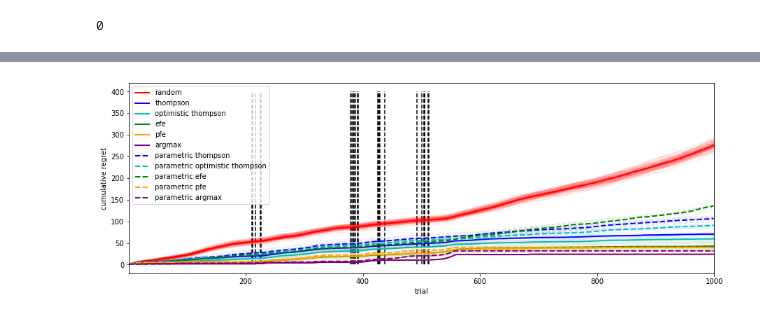
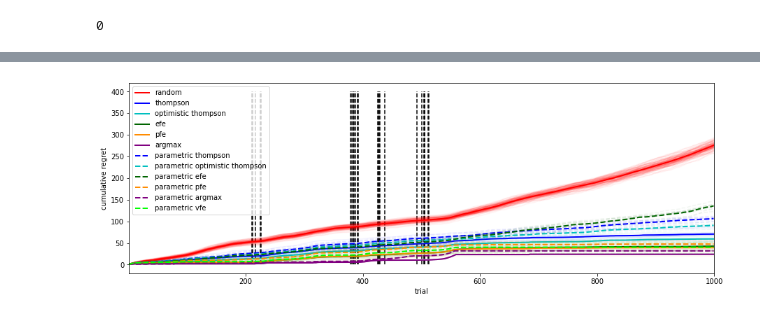
Before and after one commit to dimarkov/aibandits, a Jupyter notebook: restless_bandits_comparison.ipynb, the cells around one changed output, grey strips where cells are left out. Drawn from its saved outputs; the diff is of its cells as text; code cells hidden in the pictures.

Commit message:
re added old version of parametric pfe to better compare between parametric and discrete state case new version which was derived from the generative model is now called vfe

```diff
--- a/restless_bandits_comparison.ipynb
+++ b/restless_bandits_comparison.ipynb
@@ -357,7 +357,14 @@ def parametric_efe(beliefs, rng_key, gamma=10):
 def parametric_pfe(beliefs, rng_key, gamma=10):
     # active inference
     post_p, post_alpha = beliefs
-    #G_s = (2 * post_p[:,1] - 1)
+    G_s = (2 * post_p[:,1] - 1)
+
+    choices = random.categorical(rng_key, gamma * G_s) # sample choices
+    return choices
+
+def parametric_vfe(beliefs, rng_key, gamma=10):
+    # active inference
+    post_p, post_alpha = beliefs
     G_s = ( digamma(post_alpha[:,1]) - digamma(post_alpha.sum(axis=1)))
 
     choices = random.categorical(rng_key, gamma * G_s) # sample choices
@@ -416,6 +423,10 @@ gc.collect()
 sequence_parametric.append(simulator(process, learning, parametric_argmax, N=N, T=T))
 labels_parametric.append('parametric argmax')
 gc.collect()
+
+sequence_parametric.append(simulator(process, learning, parametric_vfe, N=N, T=T))
+labels_parametric.append('parametric vfe')
+gc.collect()
 # %% [output]
 (10,)
 0
@@ -475,35 +487,35 @@ random_choices = random.categorical(random.PRNGKey(547890), np.zeros(K), shape=(
 random_probs = np.stack([lax.index_take(true_probs, [np.arange(T), random_choices[:, n]], (0, 1)) for n in range(n_smpl)], 0)
 
 
 fig, axes = plt.subplots(1, 1, figsize=(15, 5))
 
 regret = np.cumsum(max_probs - random_probs, -1).T
 plt.plot(regret, 'r', alpha=.05);
 plt.plot(regret.mean(-1), 'r', label='random', lw=2)
 
-line_colors = ['b', 'c', 'g', 'orange', 'purple']
+line_colors = ['b', 'c', 'darkgreen', 'darkorange', 'purple', 'lime']
 
 for i,probs in enumerate(states_probs):
     regret = np.cumsum(max_probs - probs, -1).T
     plt.plot(regret, line_colors[i], alpha=.05);
     plt.plot(regret.mean(-1), line_colors[i], label=labels_states[i], lw=2)
 
 for i,probs in enumerate(parametric_probs):
     regret = np.cumsum(max_probs - probs, -1).T
     plt.plot(regret, line_colors[i], linestyle='--', alpha=.05);
     plt.plot(regret.mean(-1), line_colors[i], linestyle='--', label=labels_parametric[i], lw=2)
 
 plt.xlim(1, T)
 plt.xlabel('trial')
 plt.ylabel('cumulative regret')
 plt.legend()
 
 changes = np.concatenate([np.zeros(1), np.abs(np.diff(true_probs.argmax(-1)))], -1)
 plt.vlines(np.nonzero(changes), 0, 400, linestyle='--')
 
 fig.savefig('cum_reg_restless.png', dpi=300)
 # %% [output]
-[figure, old version]
+[figure, new version]
 # %%
 post = [sequence_states[0]['beliefs'], sequence_states[1]['beliefs']]
 
```
Also changed, not shown: parts of 3 cells of this notebook.
